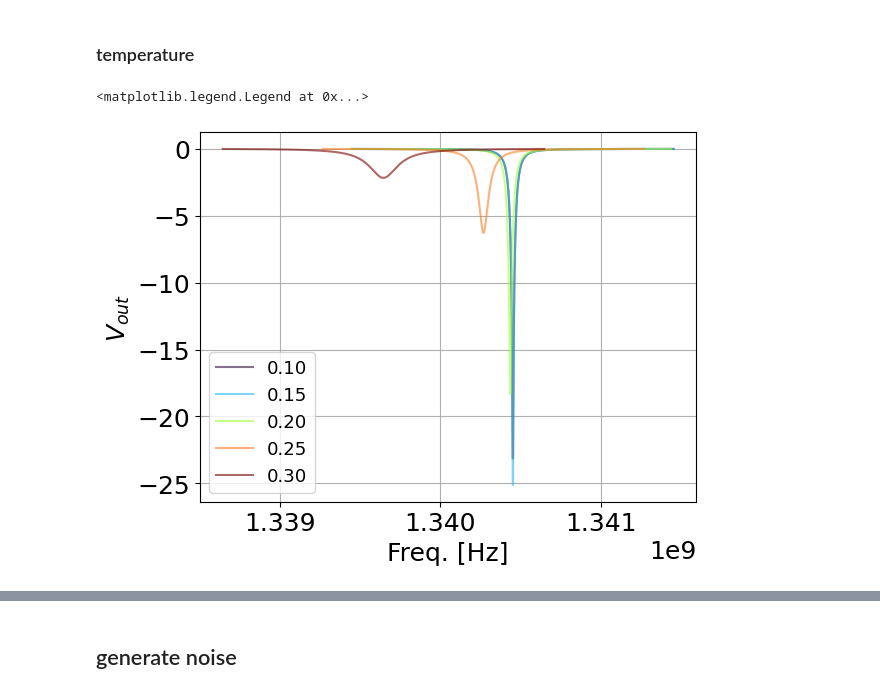
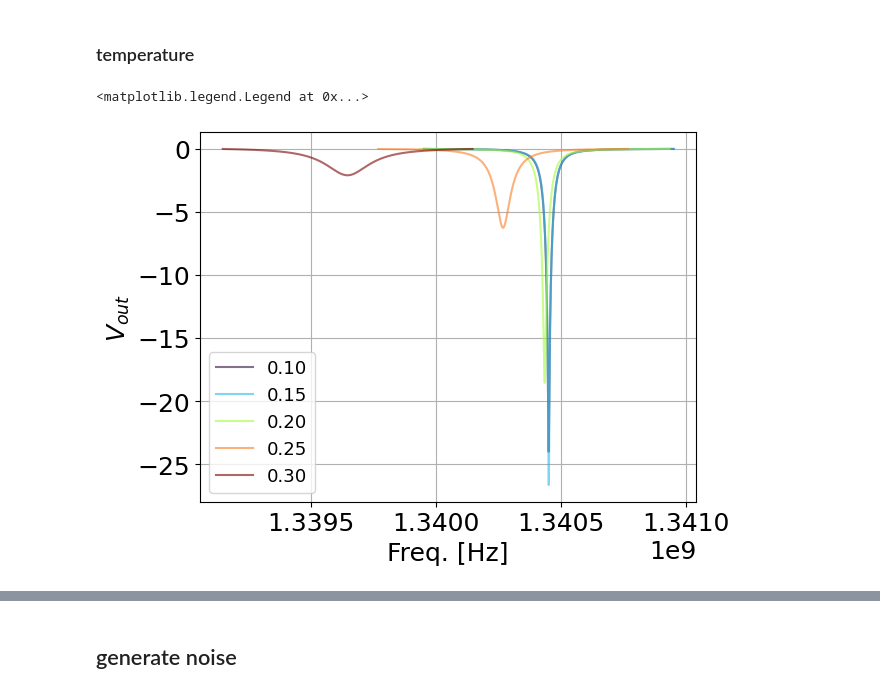
Before and after one commit to macleaner/mr_resonator, a Jupyter notebook: demo.ipynb, the cells around one changed output, grey strips where cells are left out. Cells and saved outputs as stored; diff of their text form; code cells hidden in the pictures.

```diff
--- a/demo.ipynb
+++ b/demo.ipynb
@@ -103,28 +105,28 @@ Text(0.5, 0, 'Freq. [Hz]')
 # %%
 Trange = np.linspace(0.1, 0.3, 5)
 Popt = 1e-15
 
 
 baseline_res = MR_complex_resonator(Popt=1e-15, alpha_k=0.5)
 Lg = baseline_res.Lg
 
 for T in Trange:
     plotcolour = colormap3((T-min(Trange)) / (max(Trange) - min(Trange)))
     # resonator under dark conditions
     res = MR_complex_resonator(Popt=Popt, T=T, fix_Lg=Lg)
     fr = res.lekid.compute_fr()
 
-    span = 1e6
+    span = 0.5e6
     frange = np.linspace(fr-span, fr+span, 1000)
     Vout = res.lekid.compute_Vout(frange)
     mag_db = 20*np.log10(abs(Vout)/abs(Vout[-1]))
     plt.plot(frange, mag_db, color=plotcolour, alpha=0.6, label='%.2f'%T)
 
 
 
 plt.ylabel('$V_{out}$')
 plt.xlabel('Freq. [Hz]')
 plt.legend()
 # %% [output]
 <matplotlib.legend.Legend at 0x...>
-[figure, old version]
+[figure, new version]
```
Also changed, not shown: parts of 9 cells of this notebook.
